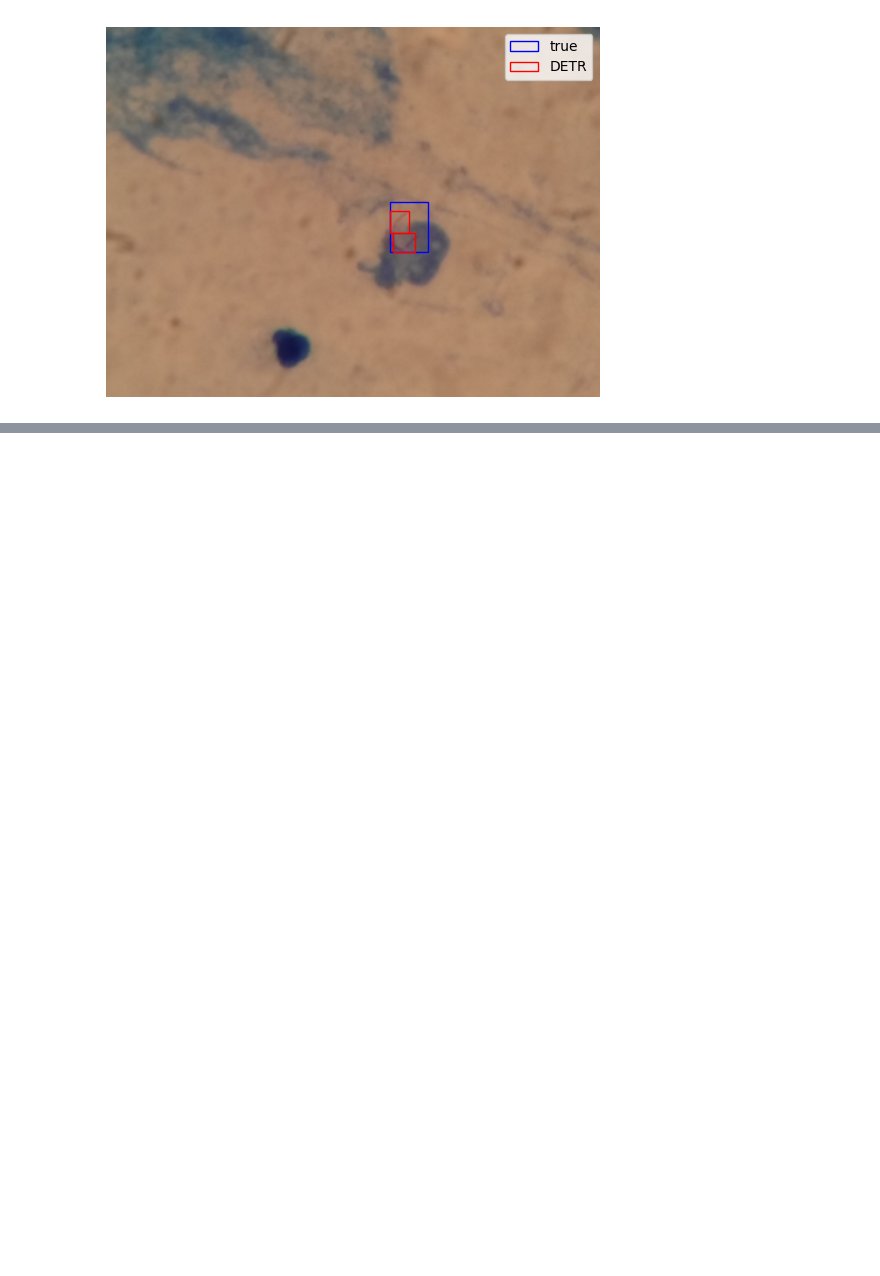
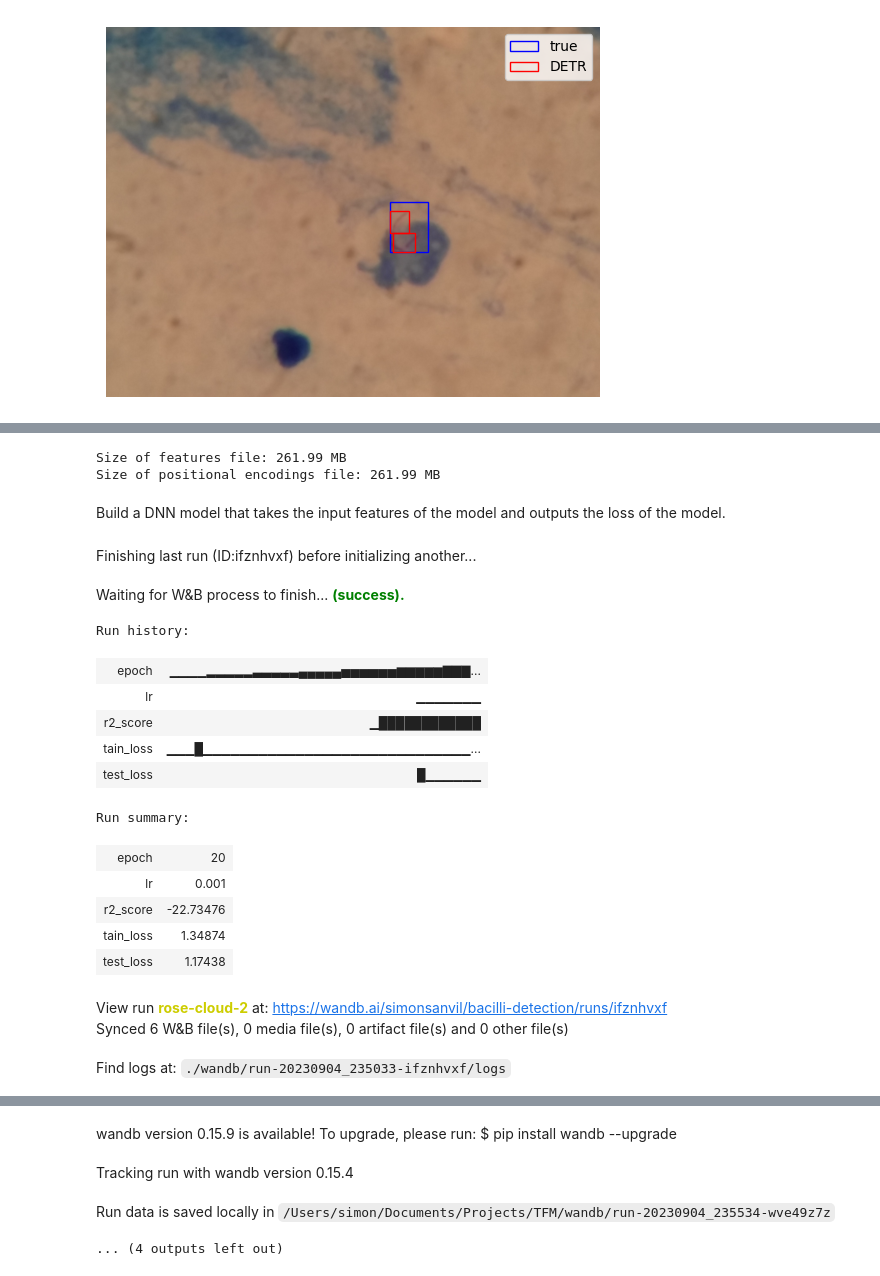
Before and after one commit to simonsanvil/continual-adaptation-tuberculosis, a Jupyter notebook: bacili_detection/active_learning/loss_prediction.ipynb, the cells around one changed output, grey strips where cells are left out. Cells and saved outputs as stored; diff of their text form; code cells hidden in the pictures; blank space fills up the shorter version.

```diff
--- a/bacili_detection/active_learning/loss_prediction.ipynb
+++ b/bacili_detection/active_learning/loss_prediction.ipynb
@@ -161,0 +254,9 @@ Image(s) with highest loss ([9]):
+# %%
+# size of the features file
+print(f"Size of features file: {Path(save_file_f).stat().st_size / 1e6:.2f} MB")
+print(f"Size of positional encodings file: {Path(save_file_p).stat().st_size / 1e6:.2f} MB")
+# %% [output]
+Size of features file: 261.99 MB
+Size of positional encodings file: 261.99 MB
+# %% [markdown]
+Build a DNN model that takes the input features of the model and outputs the loss of the model.
@@ -161,0 +338,31 @@ Image(s) with highest loss ([9]):
+# %%
+# logging and experiment tracking with wandb
+import wandb
+wandb.init(project="bacilli-detection" , config={
+    "model": "loss-prediction:detr",
+    "batch_size": batch_size,
+    "num_epochs": num_epochs,
+    "num_train": len(X_train),
+    "num_test": len(X_test),
+    "input_size": features_size,
+    "optimizer": optimizer.__class__.__name__,
+})
+wandb.watch(model)
+# %% [output]
+Finishing last run (ID:ifznhvxf) before initializing another...
+Waiting for W&B process to finish... (success).
+Run history:
+| epoch | ▁▁▁▁▂▂▂▂▂▃▃▃▃▃▄▄▄▄▄▅▅▅▅▅▅▆▆▆▆▆▇▇▇... |
+| lr | ▁▁▁▁▁▁▁ |
+| r2_score | ▁████████████ |
+| tain_loss | ▁▁▁█▁▁▁▁▁▁▁▁▁▁▁▁▁▁▁▁▁▁▁▁▁▁▁▁▁▁▁▁▁... |
+| test_loss | █▁▁▁▁▁▁ |
+Run summary:
+| epoch | 20 |
+| lr | 0.001 |
+| r2_score | -22.73476 |
+| tain_loss | 1.34874 |
+| test_loss | 1.17438 |
+View run rose-cloud-2 at: https://wandb.ai/simonsanvil/bacilli-detection/runs/ifznhvxf
+Synced 6 W&B file(s), 0 media file(s), 0 artifact file(s) and 0 other file(s)
+Find logs at: ./wandb/run-20230904_235033-ifznhvxf/logs
@@ -161,0 +370,4 @@ Image(s) with highest loss ([9]):
+wandb version 0.15.9 is available! To upgrade, please run: $ pip install wandb --upgrade
+Tracking run with wandb version 0.15.4
+Run data is saved locally in /Users/simon/Documents/Projects/TFM/wandb/run-20230904_235534-wve49z7z
+... (4 outputs left out)
```
Also changed, not shown: parts of 26 cells of this notebook, 6 other files.
